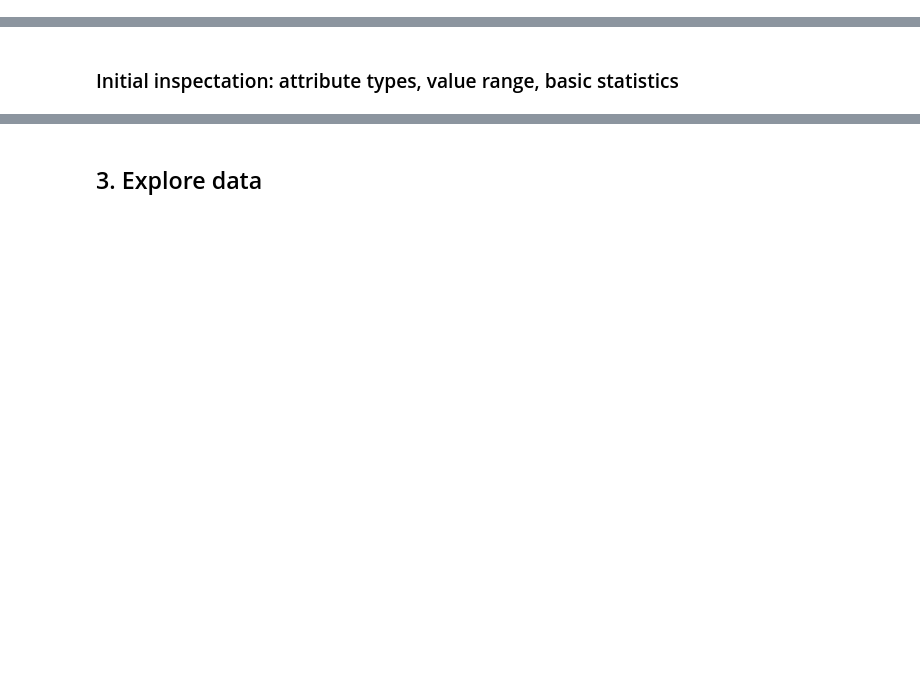
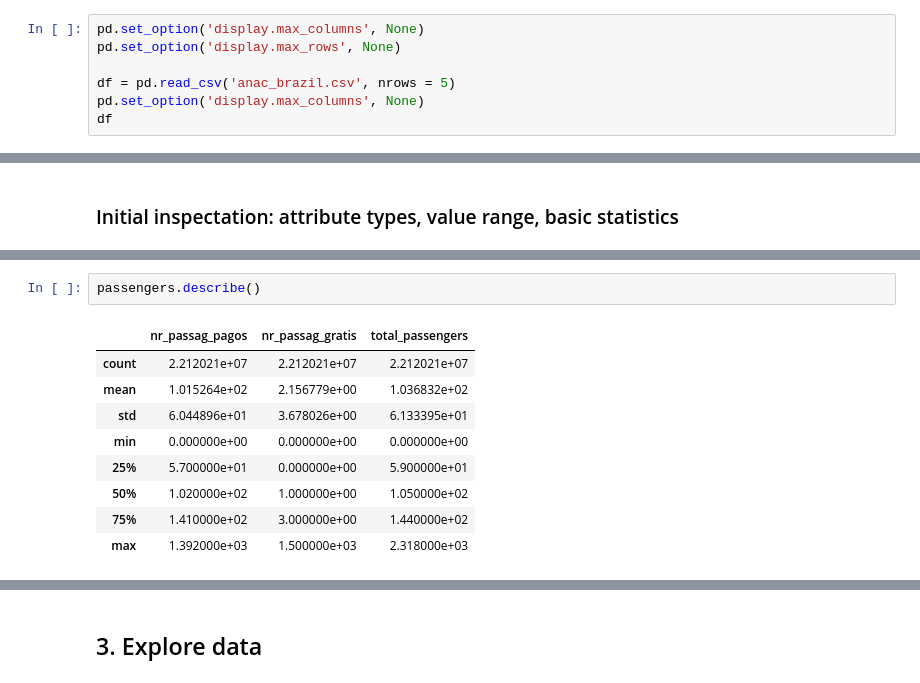
Before and after one commit to SavIvan24/Predicting-Monthly-Passenger-Air-Traffic-in-Brazil, a Jupyter notebook: data_understanding.ipynb, the cells around one changed output, grey strips where cells are left out. Drawn from its saved outputs; the diff is of its cells as text; blank space fills up the shorter version.

```diff
--- a/data_understanding.ipynb
+++ b/data_understanding.ipynb
@@ -173,0 +168,7 @@ df.head()
+# %%
+pd.set_option('display.max_columns', None)
+pd.set_option('display.max_rows', None)
+
+df = pd.read_csv('anac_brazil.csv', nrows = 5)
+pd.set_option('display.max_columns', None)
+df
@@ -175,0 +223,12 @@ df.head()
+# %%
+passengers.describe()
+# %% [output]
+|  | nr_passag_pagos | nr_passag_gratis | total_passengers |
+| count | 2.212021e+07 | 2.212021e+07 | 2.212021e+07 |
+| mean | 1.015264e+02 | 2.156779e+00 | 1.036832e+02 |
+| std | 6.044896e+01 | 3.678026e+00 | 6.133395e+01 |
+| min | 0.000000e+00 | 0.000000e+00 | 0.000000e+00 |
+| 25% | 5.700000e+01 | 0.000000e+00 | 5.900000e+01 |
+| 50% | 1.020000e+02 | 1.000000e+00 | 1.050000e+02 |
+| 75% | 1.410000e+02 | 3.000000e+00 | 1.440000e+02 |
+| max | 1.392000e+03 | 1.500000e+03 | 2.318000e+03 |
```
Also changed, not shown: parts of 44 cells of this notebook.
